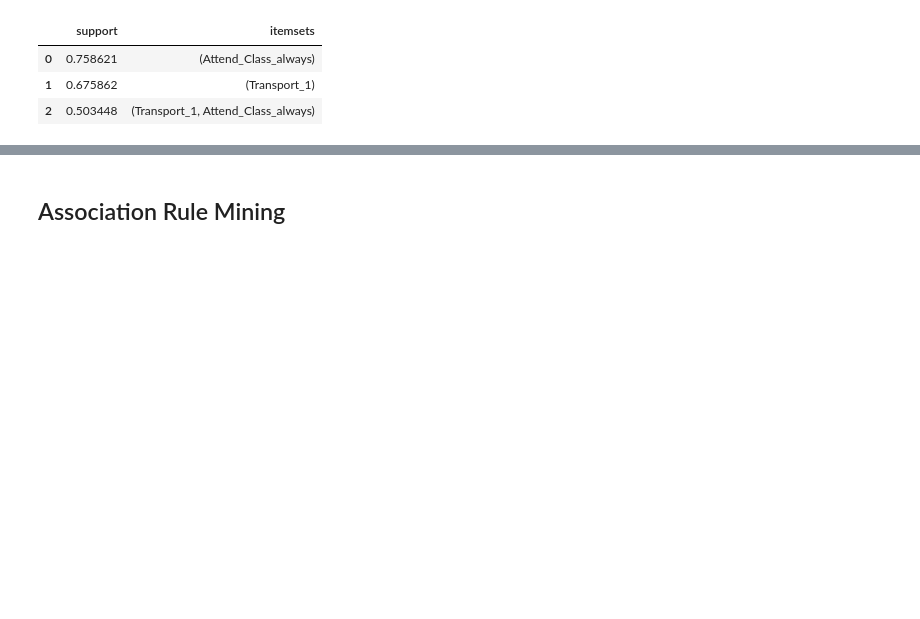
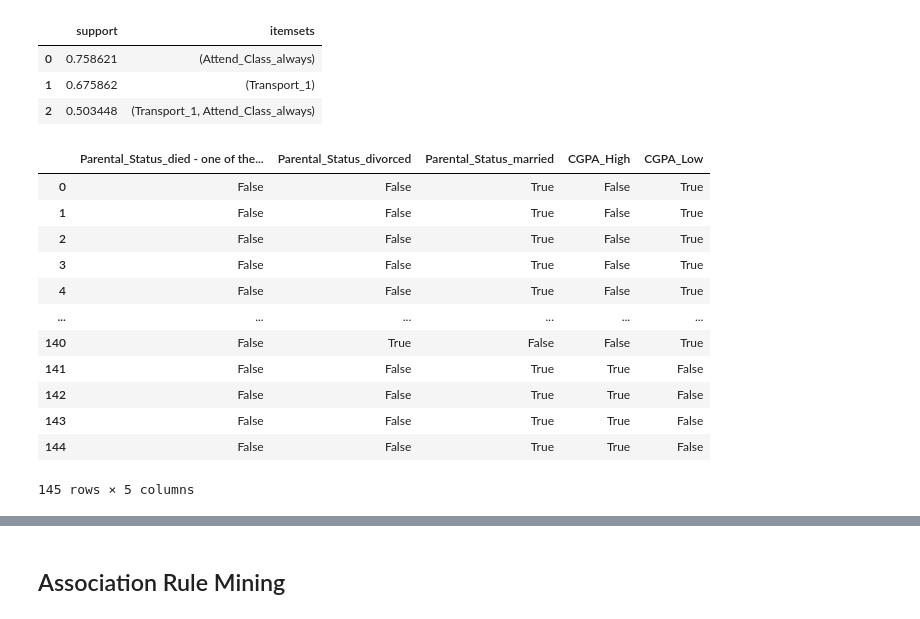
Before and after one commit to waiee/Higher-Education-Students-Performance-Evaluation---Association-Rule-Mining, a Jupyter notebook: test.ipynb, the cells around one changed output, grey strips where cells are left out. Cells and saved outputs as stored; diff of their text form; code cells hidden in the pictures; blank space fills up the shorter version.

```diff
--- a/test.ipynb
+++ b/test.ipynb
@@ -398,8 +398,22 @@ display(fp_fpgrowth)
 | 1 | 0.675862 | (Transport_1) |
 | 2 | 0.503448 | (Transport_1, Attend_Class_always) |
 # %%
-#Transport --> Attend_Class
-col = ['Transport','Attend_Class']
+#Parental_Status --> CGPA
+col = ['Parental_Status','CGPA']
 newfinal_df = final_df[col].copy()
 newfinaldf_encode = pd.get_dummies(newfinal_df, columns=col)
 display(newfinaldf_encode)
+# %% [output]
+|  | Parental_Status_died - one of the... | Parental_Status_divorced | Parental_Status_married | CGPA_High | CGPA_Low |
+| 0 | False | False | True | False | True |
+| 1 | False | False | True | False | True |
+| 2 | False | False | True | False | True |
+| 3 | False | False | True | False | True |
+| 4 | False | False | True | False | True |
+| ... | ... | ... | ... | ... | ... |
+| 140 | False | True | False | False | True |
+| 141 | False | False | True | True | False |
+| 142 | False | False | True | True | False |
+| 143 | False | False | True | True | False |
+| 144 | False | False | True | True | False |
+145 rows × 5 columns
```
Also changed, not shown: parts of 2 cells of this notebook.
